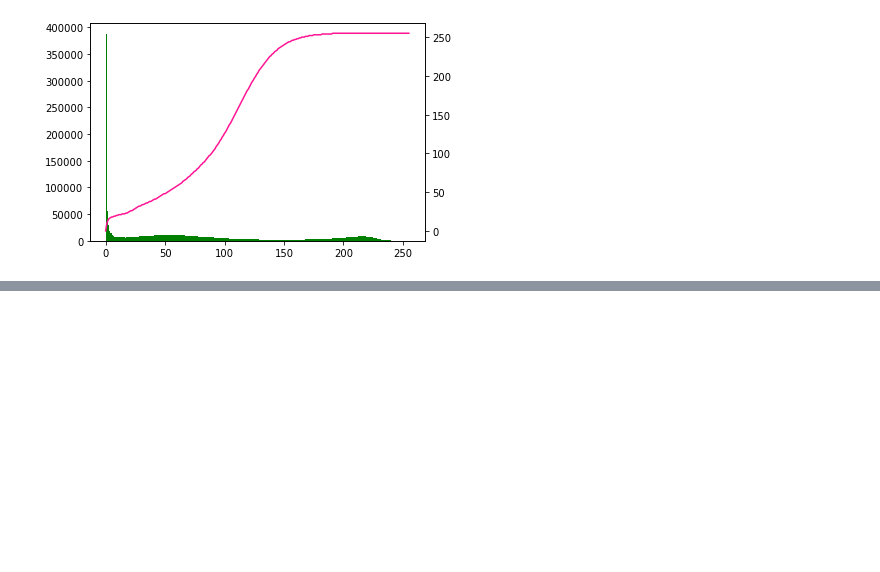
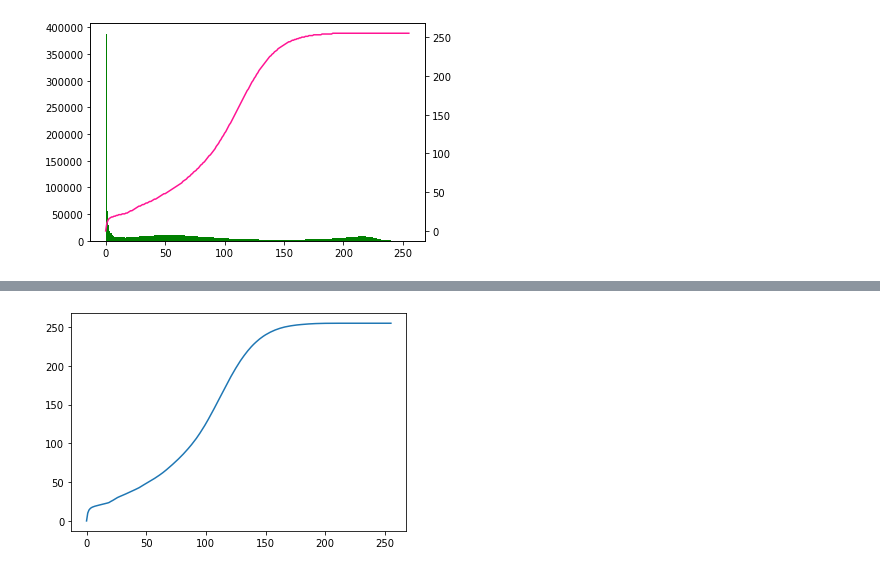
Before and after one commit to HoJin1014/KNU-BIGDATA-study, a Jupyter notebook: 2022.11.14/hist_equal.ipynb, the cells around one changed output, grey strips where cells are left out. Cells and saved outputs as stored; diff of their text form; code cells hidden in the pictures; blank space fills up the shorter version.

```diff
--- a/2022.11.14/hist_equal.ipynb
+++ b/2022.11.14/hist_equal.ipynb
@@ -98,0 +126,5 @@ plt.show()
+# %%
+plt.plot(cdf_m)
+plt.show()
+# %% [output]
+[figure, added]
```
Also changed, not shown: parts of 4 cells of this notebook, 1 other file.
